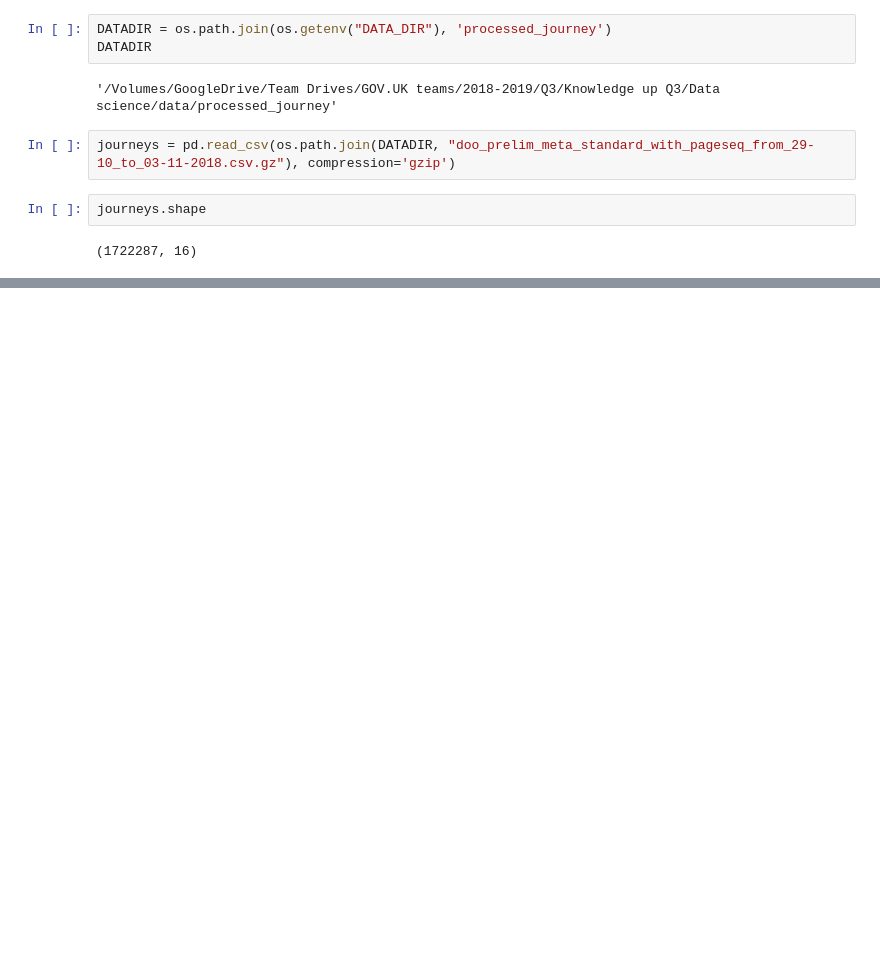
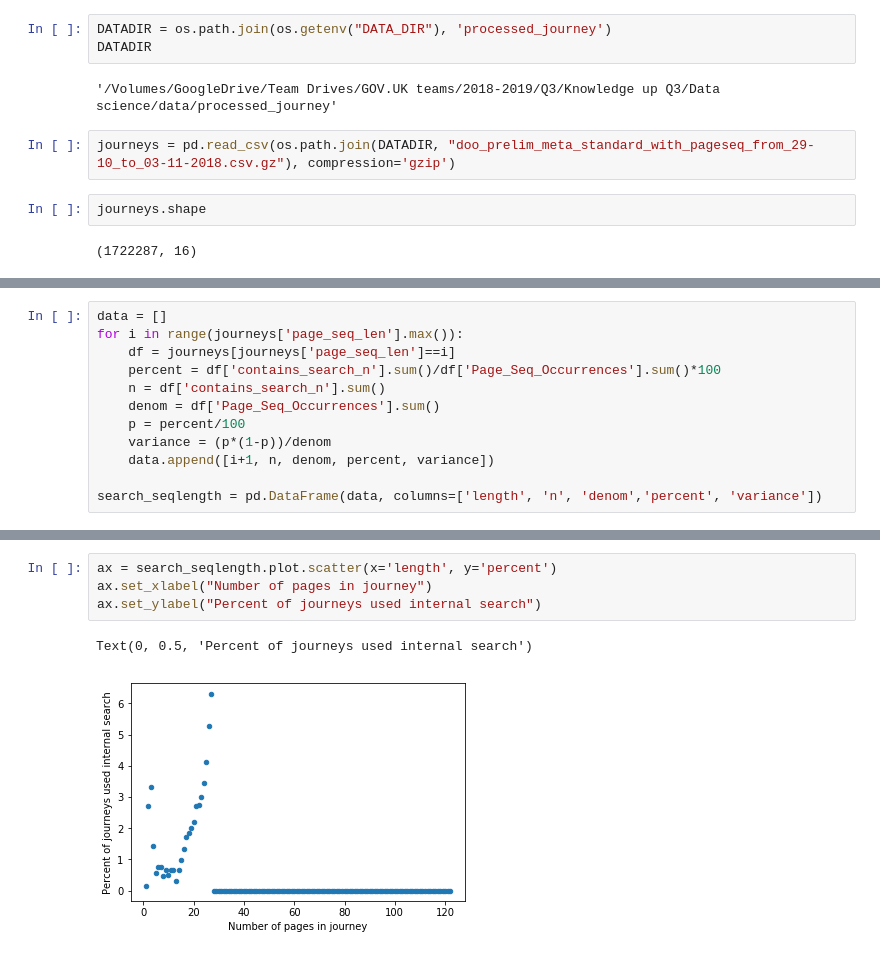
Before and after one commit to alphagov/govuk-network-data, a Jupyter notebook: notebooks/journey_EDA.ipynb, the cells around one changed output, grey strips where cells are left out. Saved outputs shown, nothing was run; the diff lists cells and outputs as text; blank space fills up the shorter version.

```diff
--- a/notebooks/journey_EDA.ipynb
+++ b/notebooks/journey_EDA.ipynb
@@ -111,0 +174,12 @@ Name: contains_search, dtype: float64
+# %%
+data = []
+for i in range(journeys['page_seq_len'].max()):
+    df = journeys[journeys['page_seq_len']==i]
+    percent = df['contains_search_n'].sum()/df['Page_Seq_Occurrences'].sum()*100
+    n = df['contains_search_n'].sum()
+    denom = df['Page_Seq_Occurrences'].sum()
+    p = percent/100
+    variance = (p*(1-p))/denom
+    data.append([i+1, n, denom, percent, variance])
+
+search_seqlength = pd.DataFrame(data, columns=['length', 'n', 'denom','percent', 'variance'])
@@ -111,0 +209,7 @@ Name: contains_search, dtype: float64
+# %%
+ax = search_seqlength.plot.scatter(x='length', y='percent')
+ax.set_xlabel("Number of pages in journey")
+ax.set_ylabel("Percent of journeys used internal search")
+# %% [output]
+Text(0, 0.5, 'Percent of journeys used internal search')
+[figure, added]
```
Also changed, not shown: parts of 89 cells of this notebook.
